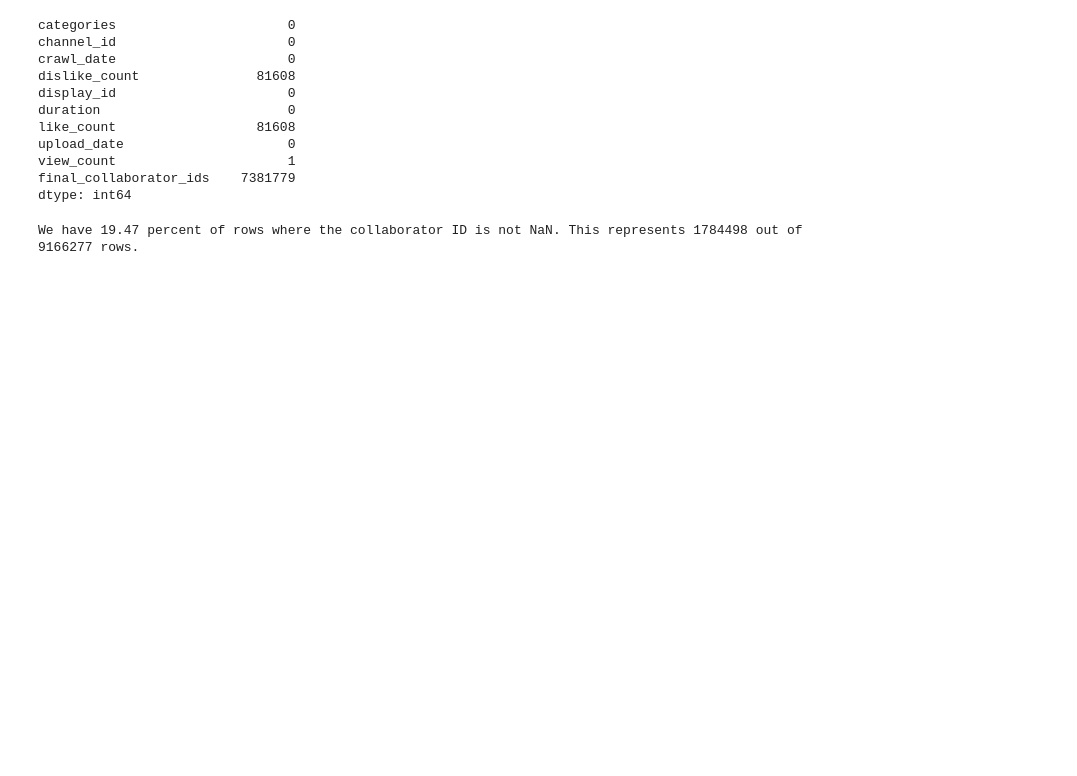
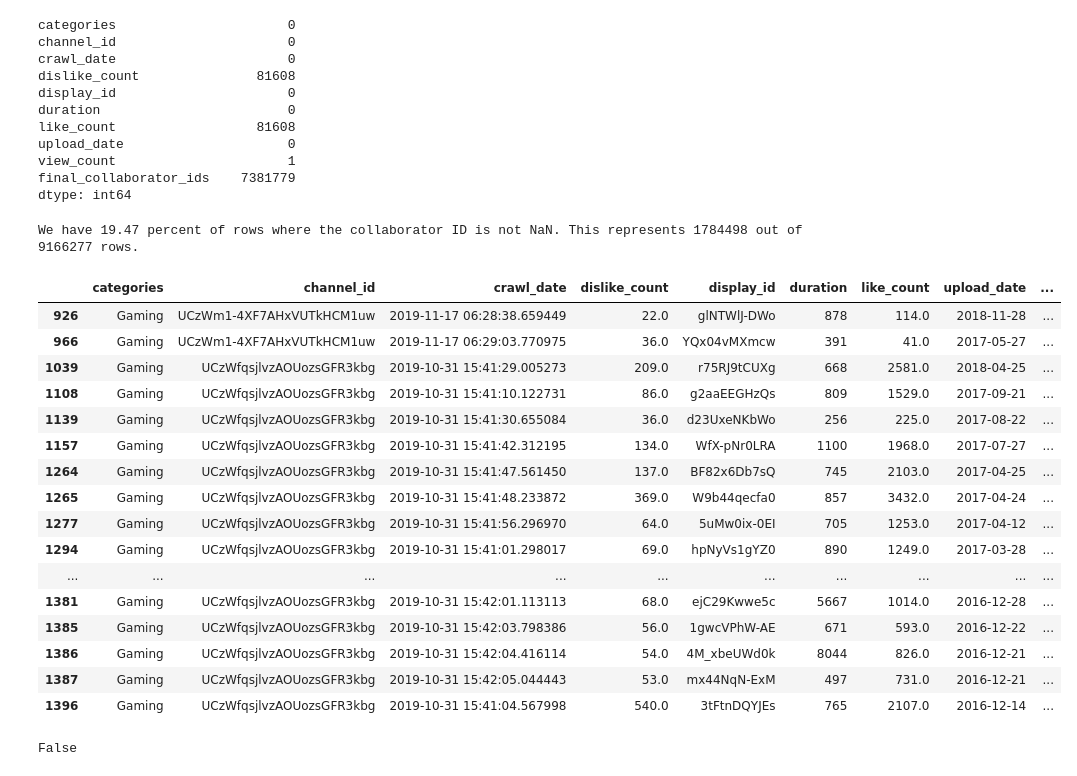
Before and after one commit to epfl-ada/ada-2023-project-adacadabra, a Jupyter notebook: Milestone 2.ipynb, the cells around one changed output. Drawn from its saved outputs; the diff is of its cells as text; code cells hidden in the pictures; blank space fills up the shorter version.

```diff
--- a/Milestone 2.ipynb
+++ b/Milestone 2.ipynb
@@ -305,7 +305,7 @@ def get_channel_ids_from_valid_names(mentioned_named, channel_name_to_id):
         # Lookup each name in the channel_name_to_id dictionary
         valid_ids = [channel_name_to_id.get(name.strip().lower()) for name in names if name.strip().lower() in channel_name_to_id]
         # Filter out None values in case a name wasn't found in the dictionary
-        valid_ids = [id for id in valid_ids if id is not None]
+        valid_ids = [id for id in valid_ids if id]
         return valid_ids if valid_ids else None
 
     # list comprehension instead of apply for potentially better performance
@@ -451,6 +452,30 @@ nb_not_nan_collaborators = final_dataframe.final_collaborator_ids.dropna().count
 print('We have %0.2f percent of rows where the collaborator ID is not NaN. This represents %i out of %i rows.' % (nb_not_nan_collaborators * 100, final_dataframe.final_collaborator_ids.dropna().count(), final_dataframe.shape[0]))
 # %% [output]
 We have 19.47 percent of rows where the collaborator ID is not NaN. This represents 1784498 out of 9166277 rows.
+# %%
+final_dataframe.dropna().head(20)
+# %% [output]
+|  | categories | channel_id | crawl_date | dislike_count | display_id | duration | like_count | upload_date | ... |
+| 926 | Gaming | UCzWm1-4XF7AHxVUTkHCM1uw | 2019-11-17 06:28:38.659449 | 22.0 | glNTWlJ-DWo | 878 | 114.0 | 2018-11-28 | ... |
+| 966 | Gaming | UCzWm1-4XF7AHxVUTkHCM1uw | 2019-11-17 06:29:03.770975 | 36.0 | YQx04vMXmcw | 391 | 41.0 | 2017-05-27 | ... |
+| 1039 | Gaming | UCzWfqsjlvzAOUozsGFR3kbg | 2019-10-31 15:41:29.005273 | 209.0 | r75RJ9tCUXg | 668 | 2581.0 | 2018-04-25 | ... |
+| 1108 | Gaming | UCzWfqsjlvzAOUozsGFR3kbg | 2019-10-31 15:41:10.122731 | 86.0 | g2aaEEGHzQs | 809 | 1529.0 | 2017-09-21 | ... |
+| 1139 | Gaming | UCzWfqsjlvzAOUozsGFR3kbg | 2019-10-31 15:41:30.655084 | 36.0 | d23UxeNKbWo | 256 | 225.0 | 2017-08-22 | ... |
+| 1157 | Gaming | UCzWfqsjlvzAOUozsGFR3kbg | 2019-10-31 15:41:42.312195 | 134.0 | WfX-pNr0LRA | 1100 | 1968.0 | 2017-07-27 | ... |
+| 1264 | Gaming | UCzWfqsjlvzAOUozsGFR3kbg | 2019-10-31 15:41:47.561450 | 137.0 | BF82x6Db7sQ | 745 | 2103.0 | 2017-04-25 | ... |
+| 1265 | Gaming | UCzWfqsjlvzAOUozsGFR3kbg | 2019-10-31 15:41:48.233872 | 369.0 | W9b44qecfa0 | 857 | 3432.0 | 2017-04-24 | ... |
+| 1277 | Gaming | UCzWfqsjlvzAOUozsGFR3kbg | 2019-10-31 15:41:56.296970 | 64.0 | 5uMw0ix-0EI | 705 | 1253.0 | 2017-04-12 | ... |
+| 1294 | Gaming | UCzWfqsjlvzAOUozsGFR3kbg | 2019-10-31 15:41:01.298017 | 69.0 | hpNyVs1gYZ0 | 890 | 1249.0 | 2017-03-28 | ... |
+| ... | ... | ... | ... | ... | ... | ... | ... | ... | ... |
+| 1381 | Gaming | UCzWfqsjlvzAOUozsGFR3kbg | 2019-10-31 15:42:01.113113 | 68.0 | ejC29Kwwe5c | 5667 | 1014.0 | 2016-12-28 | ... |
+| 1385 | Gaming | UCzWfqsjlvzAOUozsGFR3kbg | 2019-10-31 15:42:03.798386 | 56.0 | 1gwcVPhW-AE | 671 | 593.0 | 2016-12-22 | ... |
+| 1386 | Gaming | UCzWfqsjlvzAOUozsGFR3kbg | 2019-10-31 15:42:04.416114 | 54.0 | 4M_xbeUWd0k | 8044 | 826.0 | 2016-12-21 | ... |
+| 1387 | Gaming | UCzWfqsjlvzAOUozsGFR3kbg | 2019-10-31 15:42:05.044443 | 53.0 | mx44NqN-ExM | 497 | 731.0 | 2016-12-21 | ... |
+| 1396 | Gaming | UCzWfqsjlvzAOUozsGFR3kbg | 2019-10-31 15:41:04.567998 | 540.0 | 3tFtnDQYJEs | 765 | 2107.0 | 2016-12-14 | ... |
+# %%
+"bentimm1" in unique_ids_set
+# %% [output]
+False
 # %%
 ## Exporting dataframe from processed metadata
 final_dataframe.to_csv('./processed_data/dataframe_collaborations_videos.csv', index=False)
```
Also changed, not shown: parts of 8 cells of this notebook.
